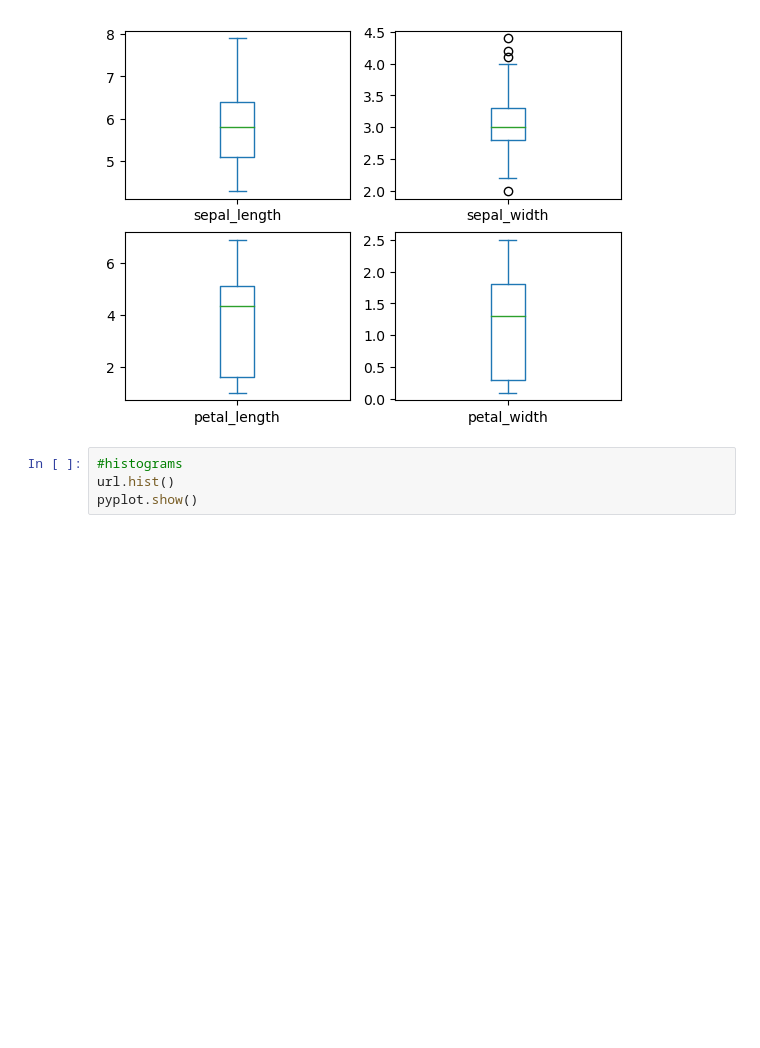
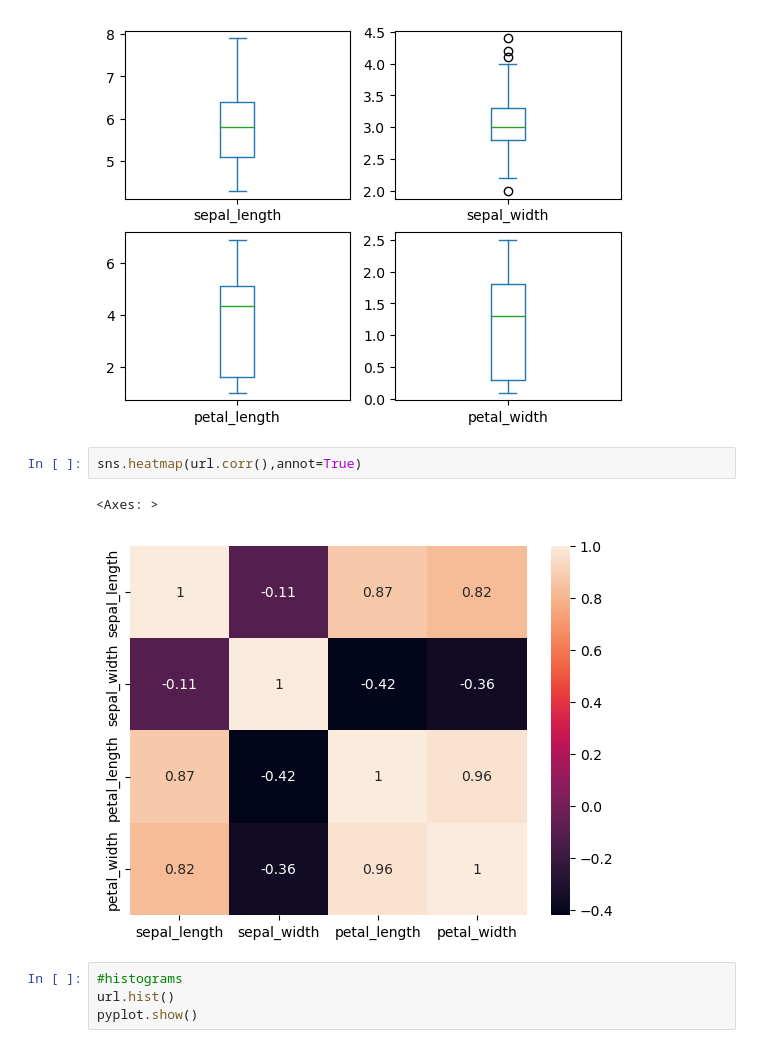
Before and after one commit to AhmedBinAltaha/projects, a Jupyter notebook: iris-flower-classification.ipynb, the cells around one changed output. Cells and saved outputs as stored; diff of their text form; blank space fills up the shorter version.

```diff
--- a/iris-flower-classification.ipynb
+++ b/iris-flower-classification.ipynb
@@ -101,6 +124,11 @@ url.plot(kind='box',subplots=True,layout=(2,2),sharex=False,sharey=False)
 pyplot.show()
 # %% [output]
 [figure]
+# %%
+sns.heatmap(url.corr(),annot=True)
+# %% [output]
+<Axes: >
+[figure, added]
 # %%
 #histograms
 url.hist()
```
Also changed, not shown: parts of 6 cells of this notebook.
